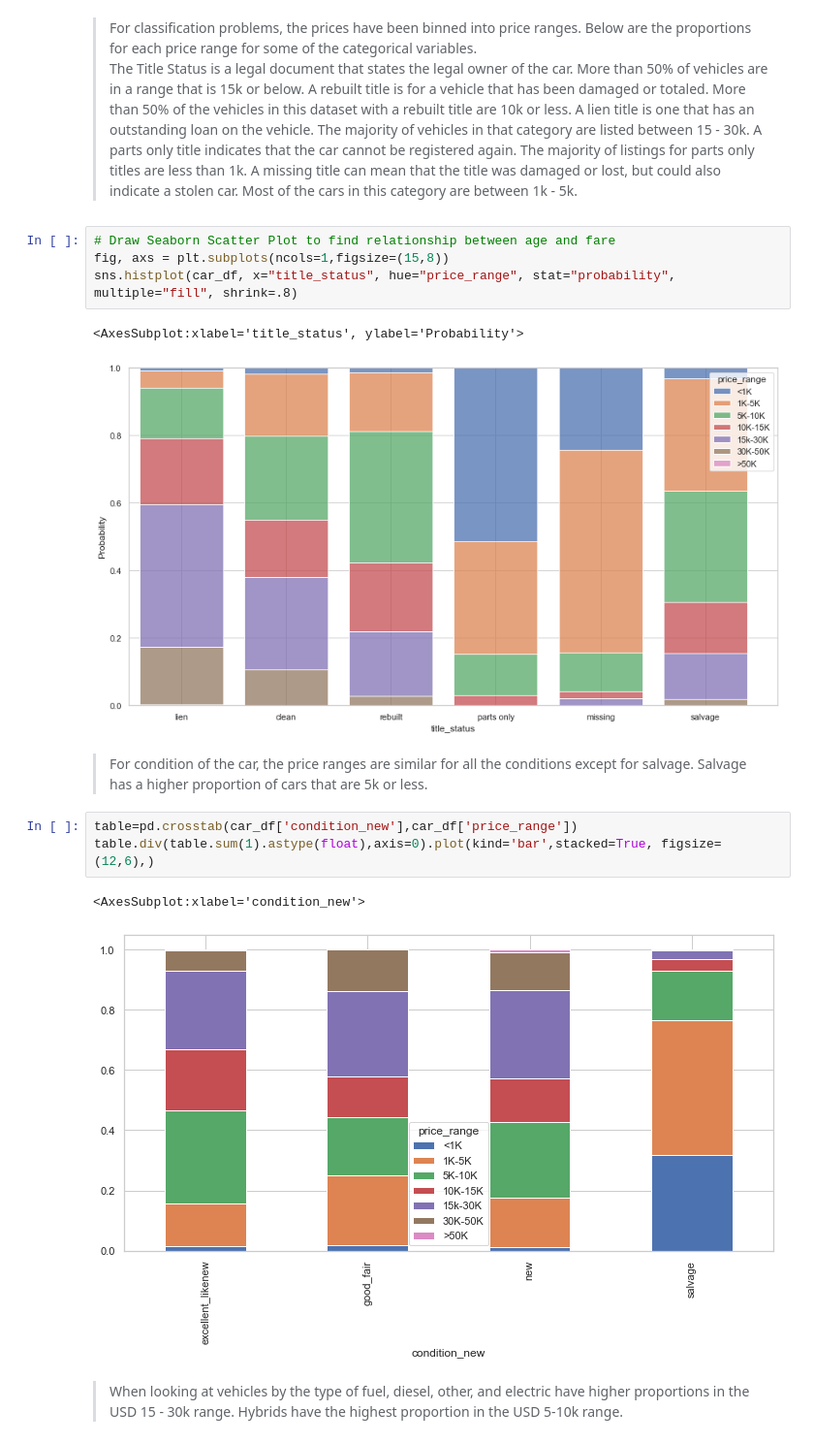
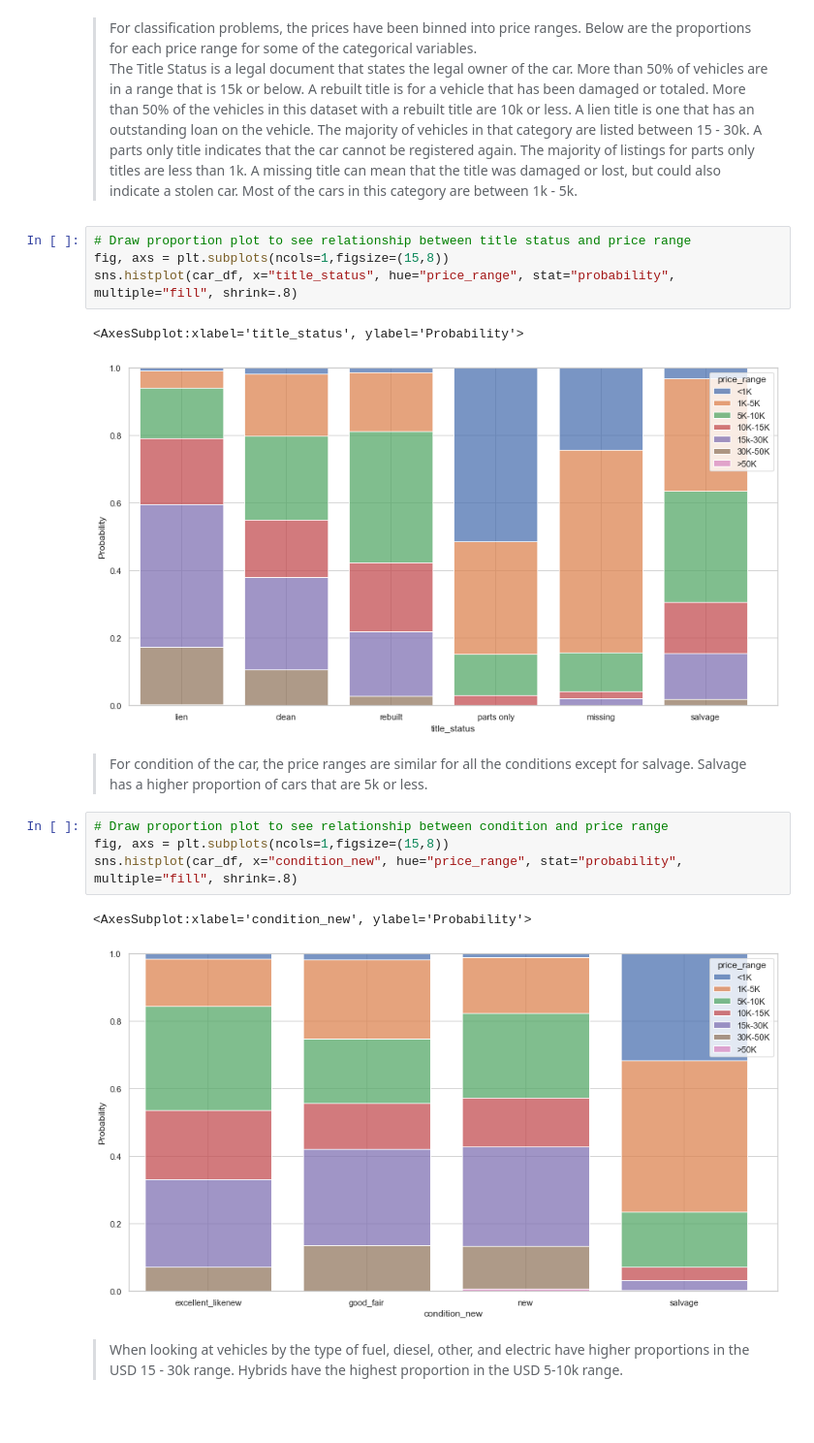
Before and after one commit to RudranilMitra/DS7331_Lab1, a Jupyter notebook: ML - Group Project 1.ipynb, the cells around one changed output. Shown at 97% size. Cells and saved outputs as stored; diff of their text form; blank space fills up the shorter version.

```diff
--- a/ML - Group Project 1.ipynb
+++ b/ML - Group Project 1.ipynb
@@ -1067,7 +1067,7 @@ Text(0, 0.5, 'Number of Cars')
 
 The Title Status is a legal document that states the legal owner of the car.  More than 50% of vehicles are in a range that is 15k or below.  A rebuilt title is for a vehicle that has been damaged or totaled.  More than 50% of the vehicles in this dataset with a rebuilt title are 10k or less.  A lien title is one that has an outstanding loan on the vehicle.  The majority of vehicles in that category are listed between 15 - 30k.  A parts only title indicates that the car cannot be registered again.  The majority of listings for parts only titles are less than 1k.  A missing title can mean that the title was damaged or lost, but could also indicate a stolen car.  Most of the cars in this category are between 1k - 5k.
 # %%
-# Draw Seaborn Scatter Plot to find relationship between age and fare
+# Draw proportion plot to see relationship between title status and price range
 fig, axs = plt.subplots(ncols=1,figsize=(15,8))
 sns.histplot(car_df, x="title_status", hue="price_range", stat="probability", multiple="fill", shrink=.8)
 # %% [output]
@@ -1075,12 +1075,13 @@ sns.histplot(car_df, x="title_status", hue="price_range", stat="probability", mu
 [figure]
 # %% [markdown]
 <blockquote>For condition of the car, the price ranges are similar for all the conditions except for salvage.  Salvage has a higher proportion of cars that are 5k or less.
-# %%
-table=pd.crosstab(car_df['condition_new'],car_df['price_range'])
-table.div(table.sum(1).astype(float),axis=0).plot(kind='bar',stacked=True, figsize=(12,6),)
-# %% [output]
-<AxesSubplot:xlabel='condition_new'>
-[figure, removed]
+# %%
+# Draw proportion plot to see relationship between condition and price range
+fig, axs = plt.subplots(ncols=1,figsize=(15,8))
+sns.histplot(car_df, x="condition_new", hue="price_range", stat="probability", multiple="fill", shrink=.8)
+# %% [output]
+<AxesSubplot:xlabel='condition_new', ylabel='Probability'>
+[figure, added]
 # %% [markdown]
 <blockquote>When looking at vehicles by the type of fuel, diesel, other, and electric have higher proportions in the USD 15 - 30k range. Hybrids have the highest proportion in the USD 5-10k range.
 # %%
```
Also changed, not shown: parts of 6 cells of this notebook, 2 other files.
